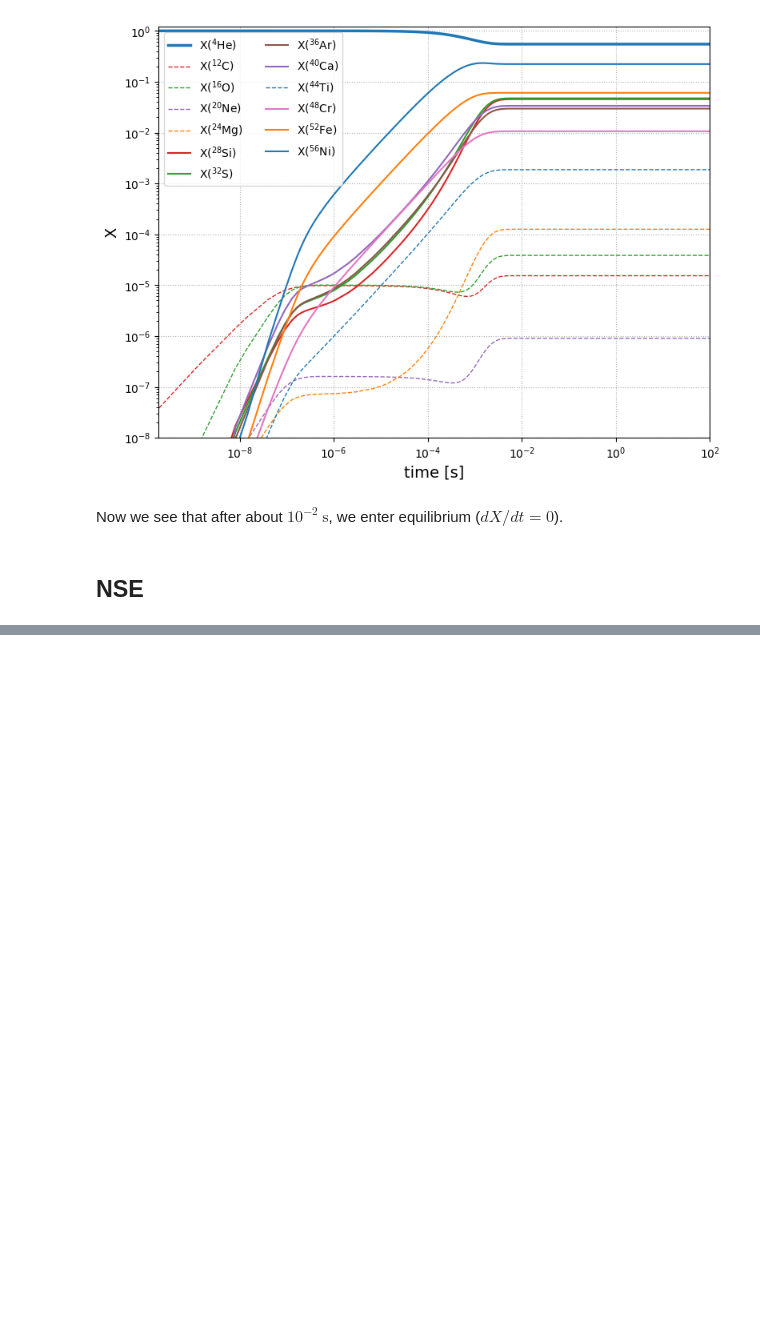
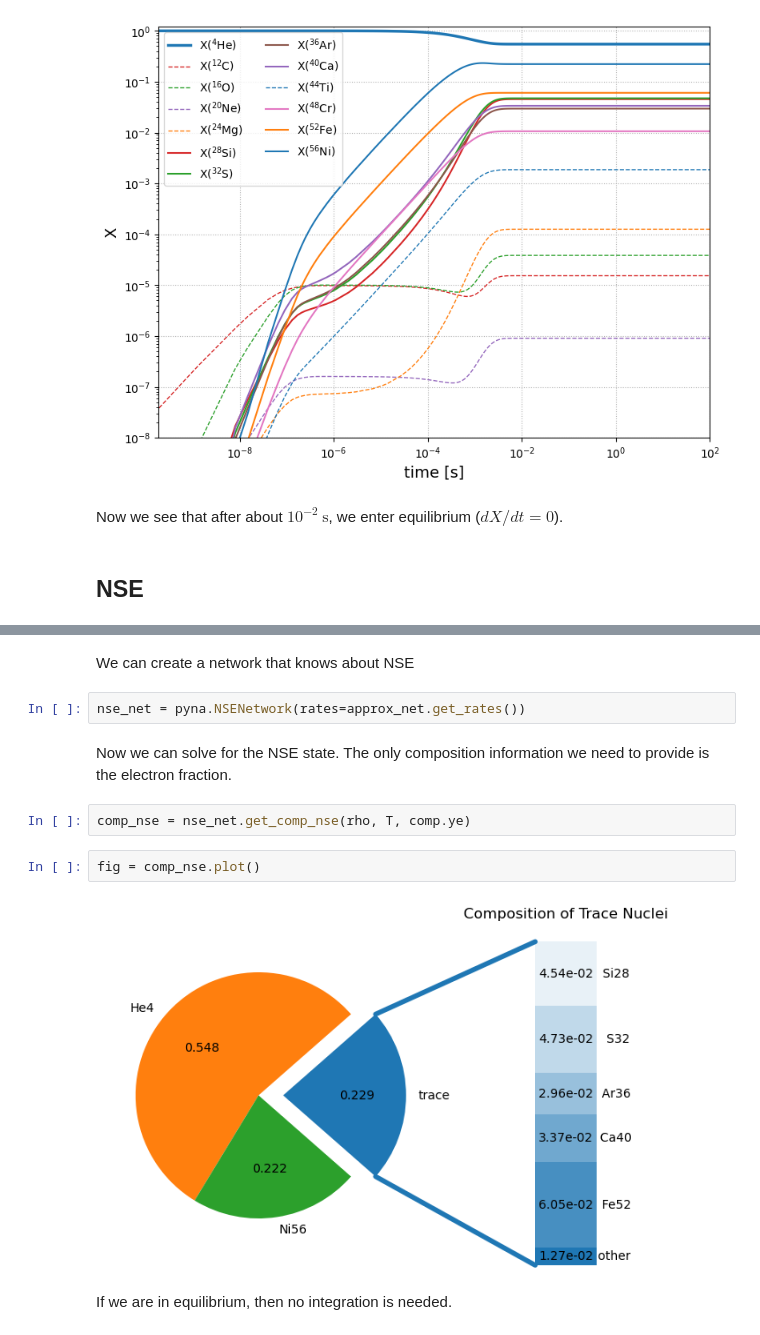
Before and after one commit to zingale/mesa-labs, a Jupyter notebook: docs/source/reactions-overview/equilibrium.ipynb, the cells around one changed output, grey strips where cells are left out. Drawn from its saved outputs; the diff is of its cells as text; blank space fills up the shorter version.

```diff
--- a/docs/source/reactions-overview/equilibrium.ipynb
+++ b/docs/source/reactions-overview/equilibrium.ipynb
@@ -59,0 +103,14 @@ We can solve for NSE directly.
+# %% [markdown]
+We can create a network that knows about NSE
+# %%
+nse_net = pyna.NSENetwork(rates=approx_net.get_rates())
+# %% [markdown]
+Now we can solve for the NSE state.  The only composition information we need to provide is the electron fraction.
+# %%
+comp_nse = nse_net.get_comp_nse(rho, T, comp.ye)
+# %%
+fig = comp_nse.plot()
+# %% [output]
+[figure, added]
+# %% [markdown]
+If we are in equilibrium, then no integration is needed.
```
Also changed, not shown: parts of 3 cells of this notebook.
